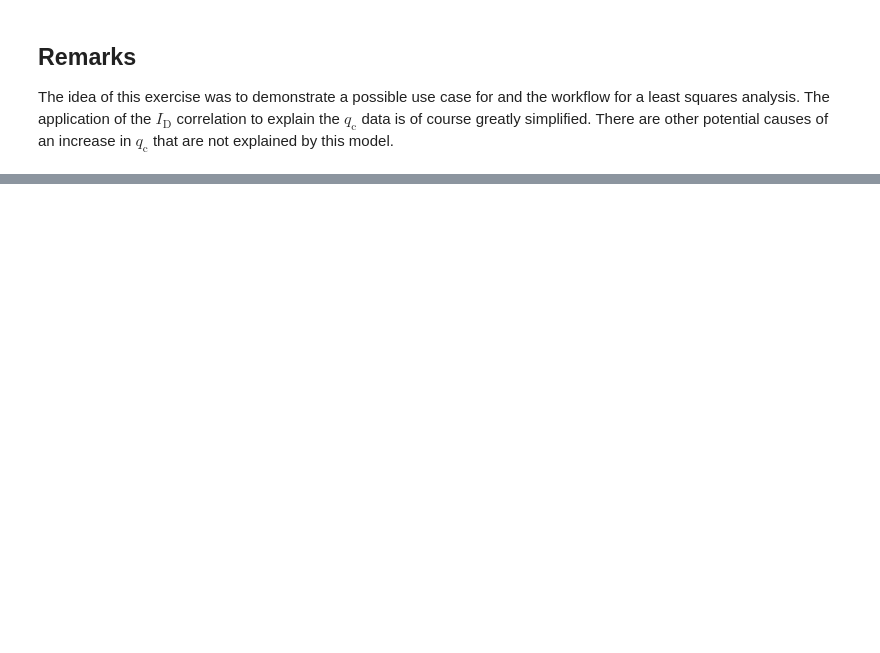
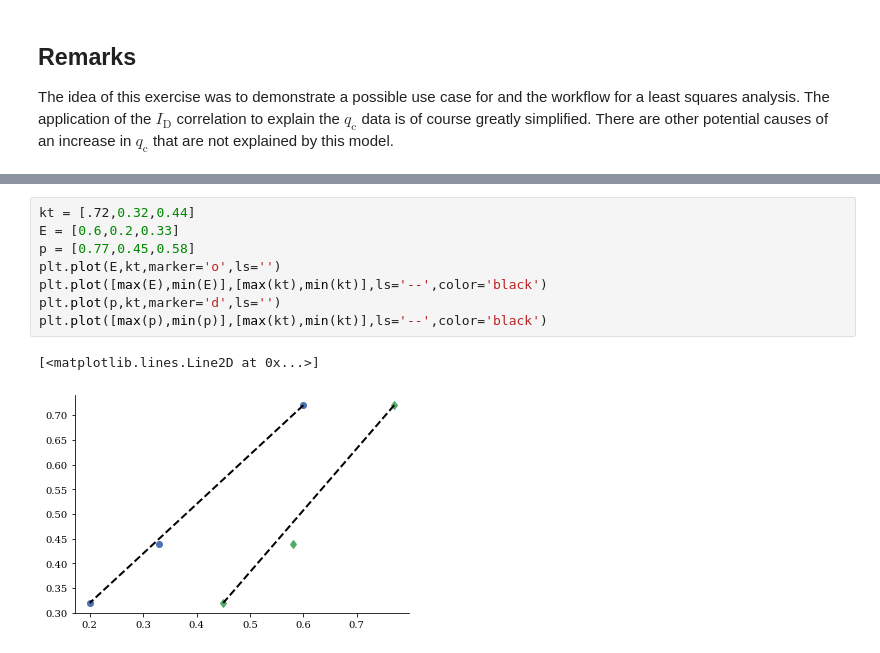
Before and after one commit to nagelt/Numerical_Methods_Introduction, a Jupyter notebook: 05a_CPT_Least_Squares.ipynb, the cells around one changed output, grey strips where cells are left out. Cells and saved outputs as stored; diff of their text form; blank space fills up the shorter version.

```diff
--- a/05a_CPT_Least_Squares.ipynb
+++ b/05a_CPT_Least_Squares.ipynb
@@ -235,0 +255,11 @@ The idea of this exercise was to demonstrate a possible use case for and the wor
+# %%
+kt = [.72,0.32,0.44]
+E = [0.6,0.2,0.33]
+p = [0.77,0.45,0.58]
+plt.plot(E,kt,marker='o',ls='')
+plt.plot([max(E),min(E)],[max(kt),min(kt)],ls='--',color='black')
+plt.plot(p,kt,marker='d',ls='')
+plt.plot([max(p),min(p)],[max(kt),min(kt)],ls='--',color='black')
+# %% [output]
+[<matplotlib.lines.Line2D at 0x...>]
+[figure, added]
```
Also changed, not shown: parts of 9 cells of this notebook.
